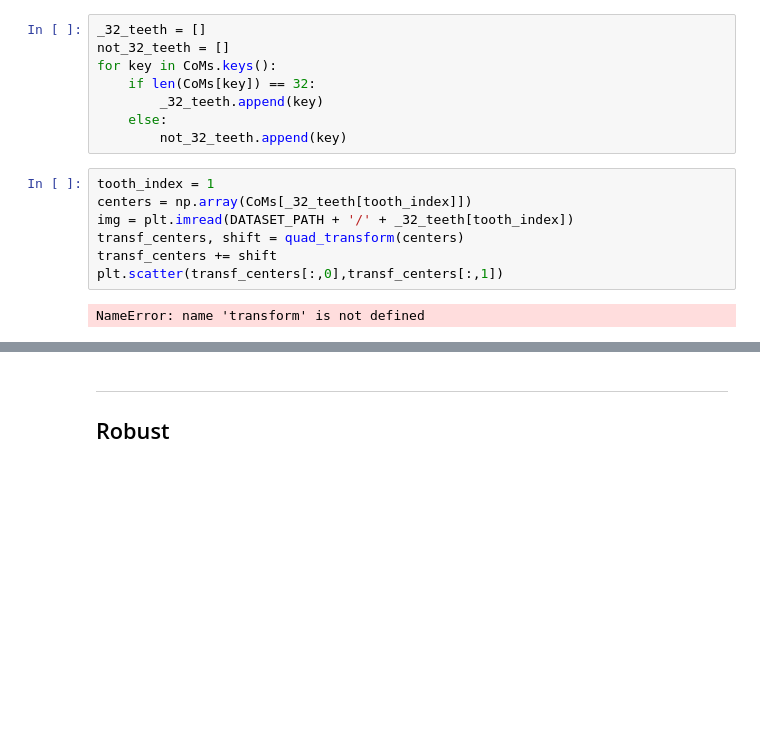
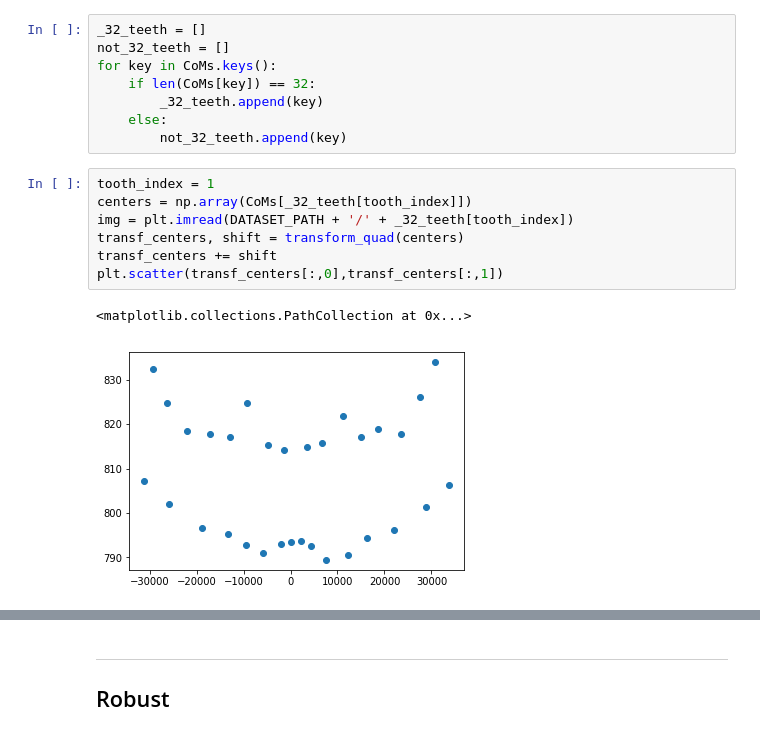
Before and after one commit to aymericq/dental_numbering, a Jupyter notebook: basin_hopping_reel.ipynb, the cells around one changed output, grey strips where cells are left out. Cells and saved outputs as stored; diff of their text form; blank space fills up the shorter version.

```diff
--- a/basin_hopping_reel.ipynb
+++ b/basin_hopping_reel.ipynb
@@ -164,12 +164,13 @@ for key in CoMs.keys():
 # %%
 tooth_index = 1
 centers = np.array(CoMs[_32_teeth[tooth_index]])
 img = plt.imread(DATASET_PATH + '/' + _32_teeth[tooth_index])
-transf_centers, shift = quad_transform(centers)
+transf_centers, shift = transform_quad(centers)
 transf_centers += shift
 plt.scatter(transf_centers[:,0],transf_centers[:,1])
 # %% [output]
-NameError: name 'transform' is not defined
+<matplotlib.collections.PathCollection at 0x...>
+[figure, added]
 # %%
 plt.scatter(centers[:,0],centers[:,1])
 # %% [output]
```
Also changed, not shown: parts of 20 cells of this notebook.
